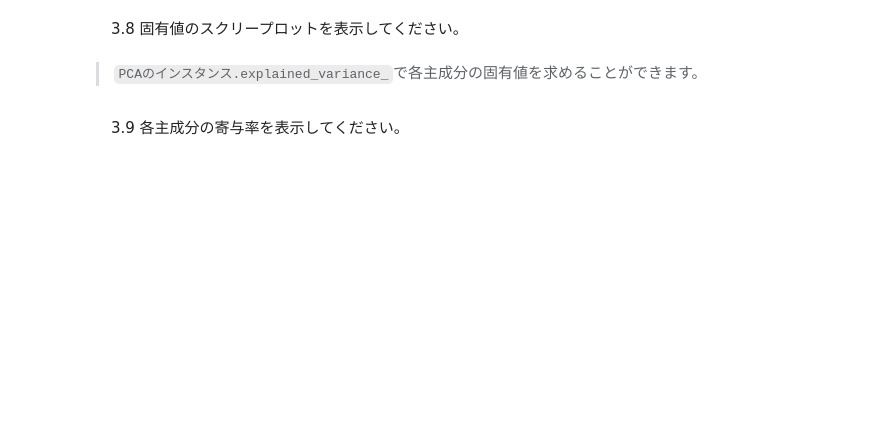
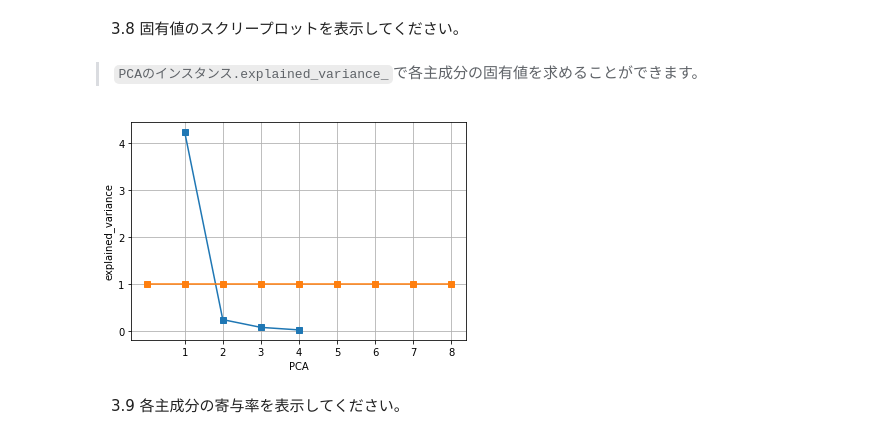
Before and after one commit to kaigitt/GoogleColab, a Jupyter notebook: 【砂川快斗】教師なし学習の全体像・手法_editor_ipynb_のコピー.ipynb, the cells around one changed output. Saved outputs shown, nothing was run; the diff lists cells and outputs as text; code cells hidden in the pictures; blank space fills up the shorter version.

```diff
--- a/【砂川快斗】教師なし学習の全体像・手法_editor_ipynb_のコピー.ipynb
+++ b/【砂川快斗】教師なし学習の全体像・手法_editor_ipynb_のコピー.ipynb
@@ -254,5 +319,16 @@ plt.show()
 　3.8 固有値のスクリープロットを表示してください。
 # %% [markdown]
 >`PCAのインスタンス.explained_variance_`で各主成分の固有値を求めることができます。
+# %%
+line=np.ones(9)
+plt.plot(np.append(np.nan,pca.explained_variance_),"s-")
+plt.plot(line,"s-")
+plt.xlabel("PCA")
+plt.ylabel("explained_variance")
+plt.xticks(np.arange(1,9,1))
+plt.grid()
+plt.show()
+# %% [output]
+[figure, added]
 # %% [markdown]
 　3.9 各主成分の寄与率を表示してください。
```
Also changed, not shown: parts of 15 cells of this notebook.
